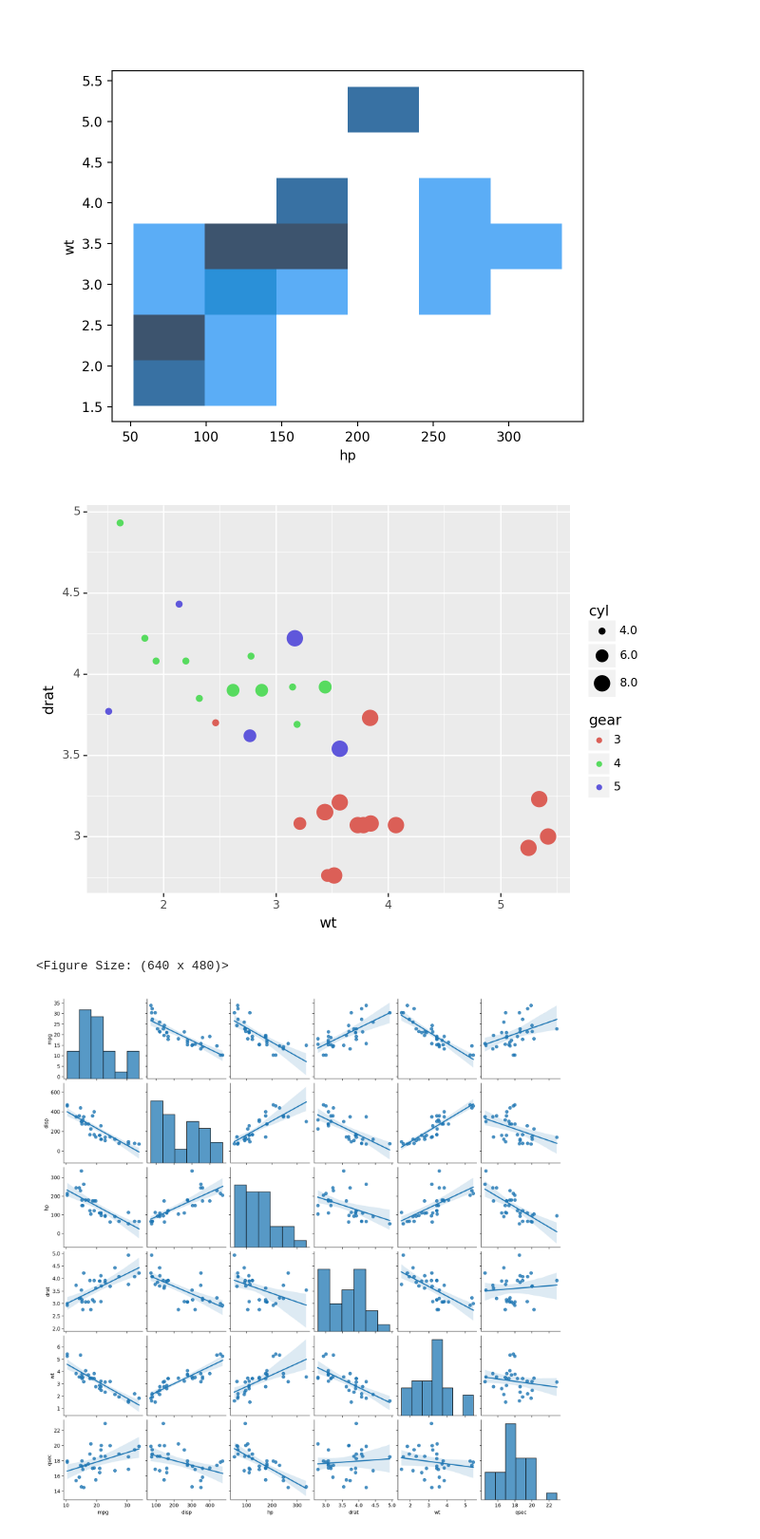
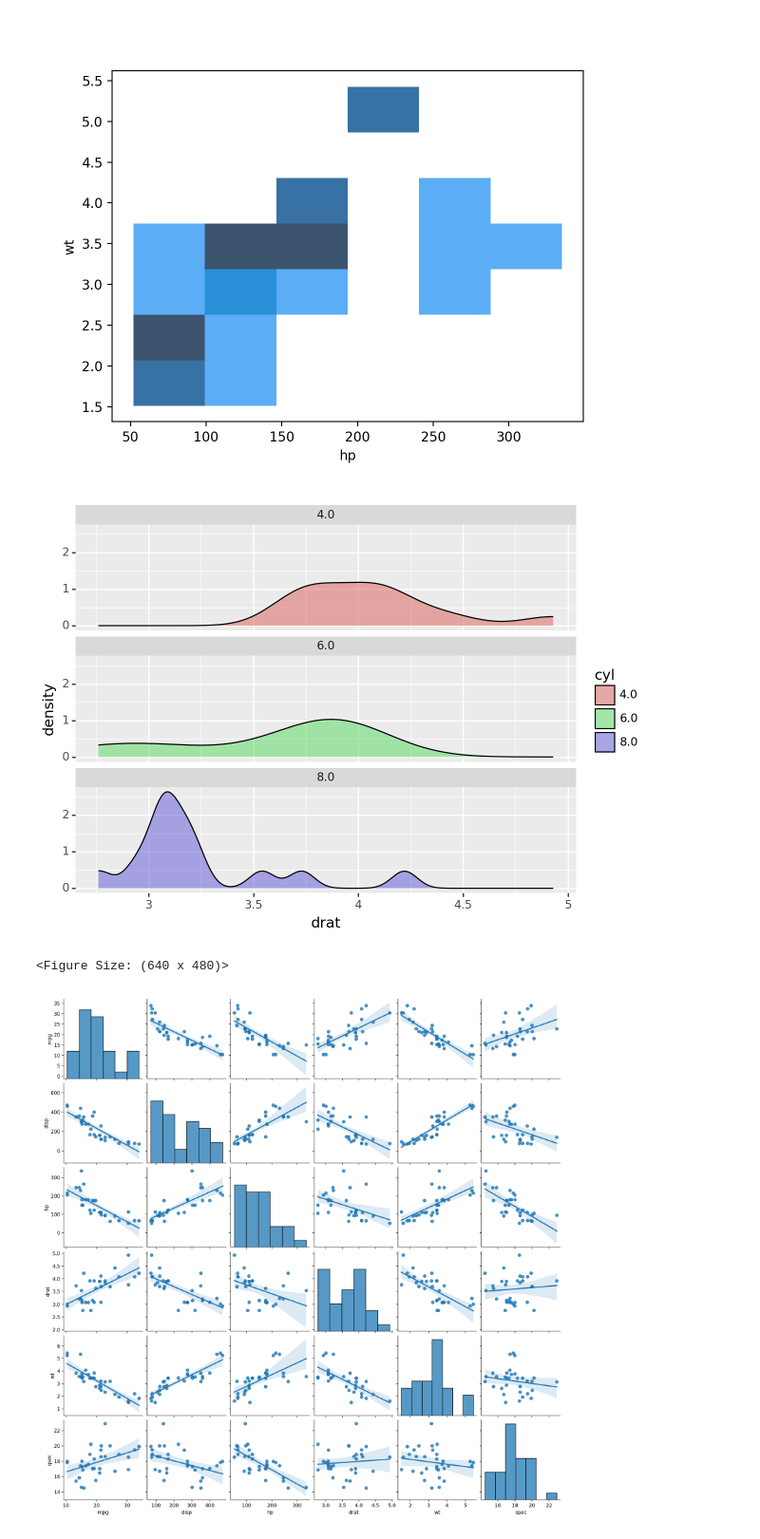
Before and after one commit to eeveemurdock/MLClass, a Jupyter notebook: Week1/PA1_3.ipynb, the cells around one changed output. Shown at 95% size. Drawn from its saved outputs; the diff is of its cells as text; code cells hidden in the pictures.

```diff
--- a/Week1/PA1_3.ipynb
+++ b/Week1/PA1_3.ipynb
@@ -120,9 +120,9 @@ sns.histplot(df, x="hp", y="wt")
 # %%
 # Create plot with second new geometry here
 
-ggplot(df, aes(df['wt'], df['drat'], colour=df['gear'], size=df['cyl']))+geom_point()
+ggplot(df, aes(x='drat', fill='cyl'))+ geom_density(alpha=0.5)+ facet_wrap('~ cyl', ncol=1)
 # %% [output]
-[figure, old version]
+[figure, new version]
 <Figure Size: (640 x 480)>
 # %%
 # Create plot with third new geometry here
```
Also changed, not shown: parts of 1 cell of this notebook, 32 other files.
